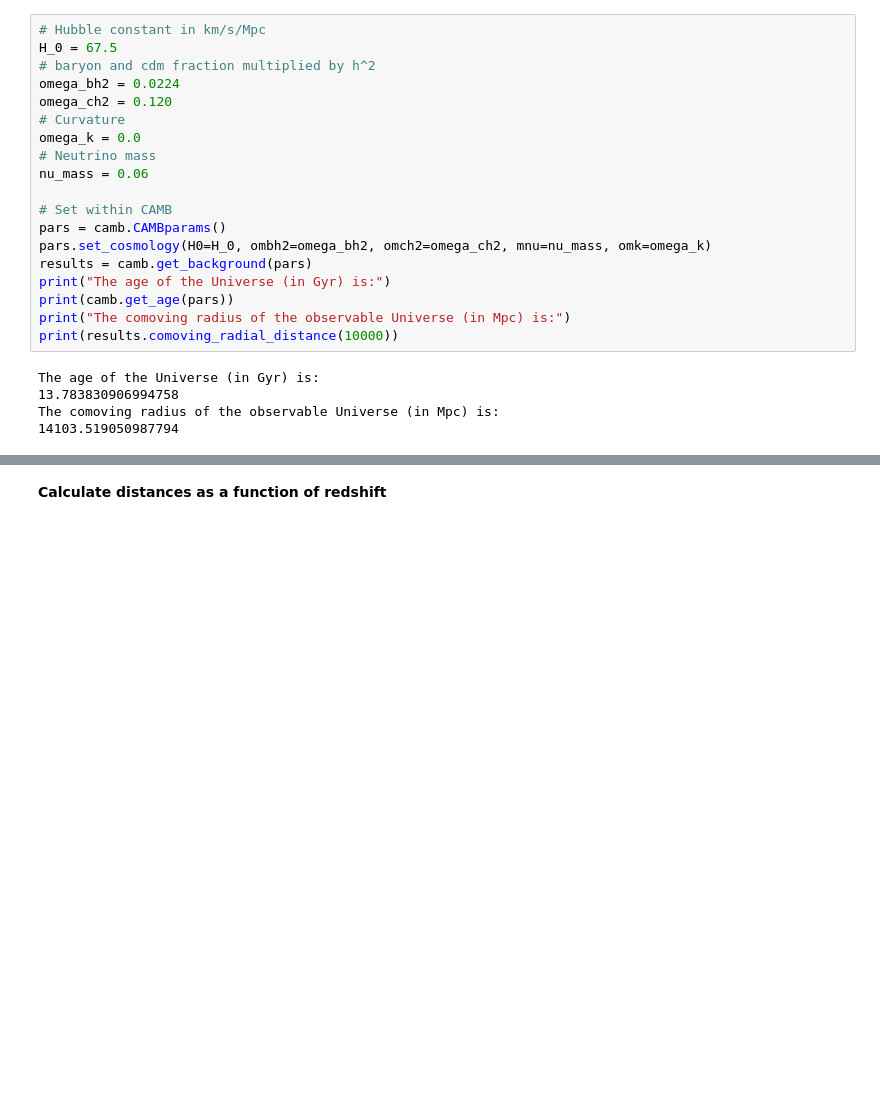
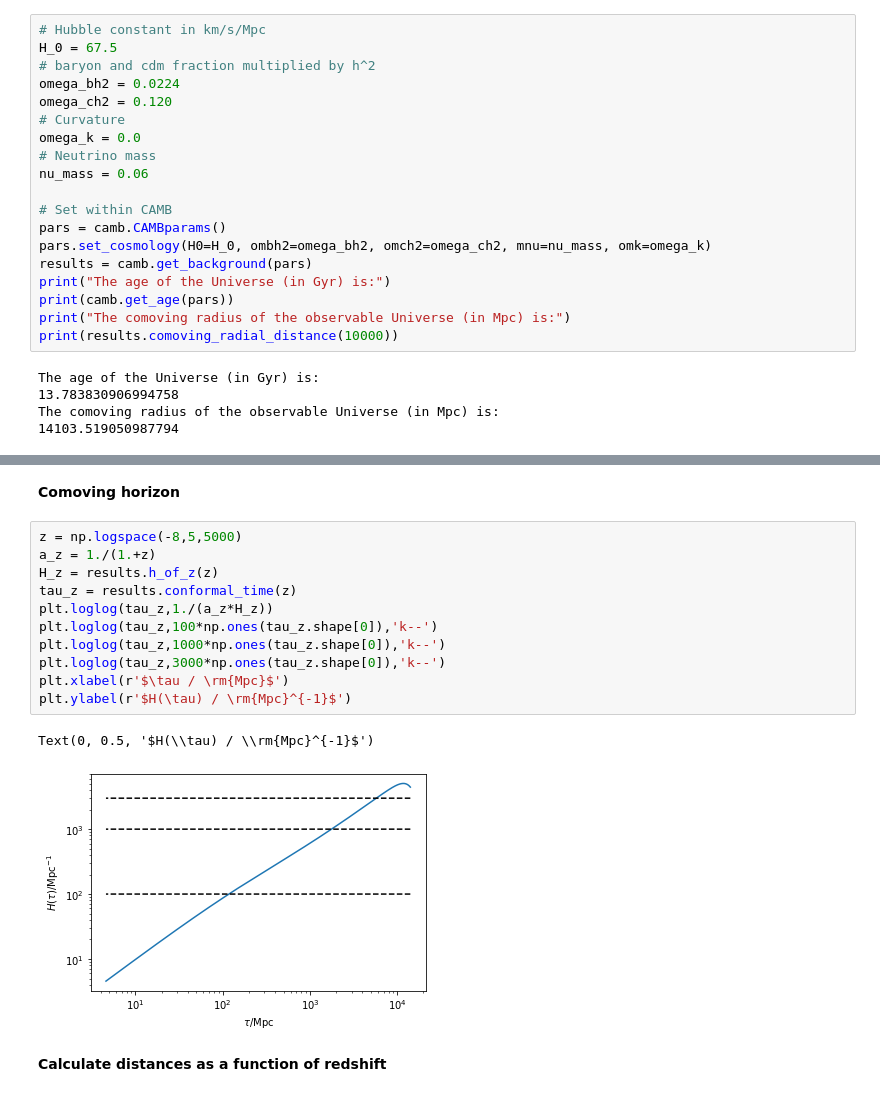
Before and after one commit to mjohnsonperimeter/cosmology_2019, a Jupyter notebook: background_cosmology.ipynb, the cells around one changed output, grey strips where cells are left out. Saved outputs shown, nothing was run; the diff lists cells and outputs as text; blank space fills up the shorter version.

```diff
--- a/background_cosmology.ipynb
+++ b/background_cosmology.ipynb
@@ -52,3 +73,19 @@ The comoving radius of the observable Universe (in Mpc) is:
+# %% [markdown]
+**Comoving horizon**
+# %%
+z = np.logspace(-8,5,5000)
+a_z = 1./(1.+z)
+H_z = results.h_of_z(z)
+tau_z = results.conformal_time(z)
+plt.loglog(tau_z,1./(a_z*H_z))
+plt.loglog(tau_z,100*np.ones(tau_z.shape[0]),'k--')
+plt.loglog(tau_z,1000*np.ones(tau_z.shape[0]),'k--')
+plt.loglog(tau_z,3000*np.ones(tau_z.shape[0]),'k--')
+plt.xlabel(r'$\tau / \rm{Mpc}$')
+plt.ylabel(r'$H(\tau) / \rm{Mpc}^{-1}$')
+# %% [output]
+Text(0, 0.5, '$H(\\tau) / \\rm{Mpc}^{-1}$')
+[figure, added]
 # %% [markdown]
 **Calculate distances as a function of redshift**
 # %%
```
Also changed, not shown: parts of 5 cells of this notebook.
